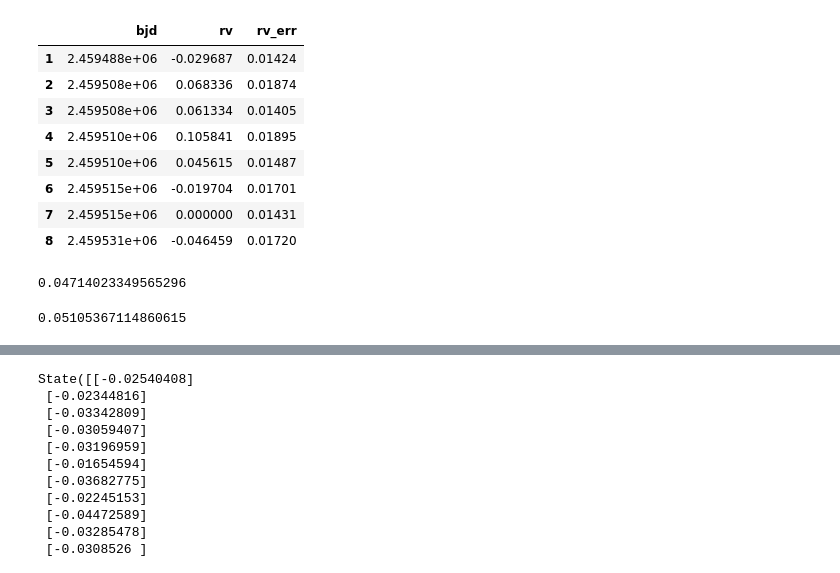
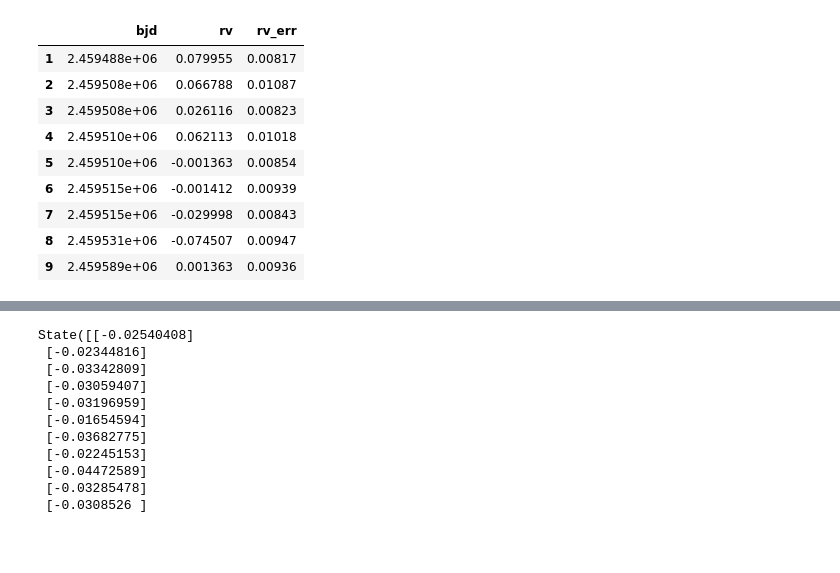
Before and after one commit to jpdeleon/toi1696, a Jupyter notebook: notebooks/RV analysis-2-simple.ipynb, the cells around one changed output, grey strips where cells are left out. Drawn from its saved outputs; the diff is of its cells as text; code cells hidden in the pictures; blank space fills up the shorter version.

```diff
--- a/notebooks/RV analysis-2-simple.ipynb
+++ b/notebooks/RV analysis-2-simple.ipynb
@@ -11,23 +11,16 @@ from tqdm import tqdm
 # %%
 df_h=pd.read_csv('../data/rv/TOI1696_rv_h_new.dat', sep=',')[1:]
 df_yj=pd.read_csv('../data/rv/TOI1696_rv_yj_new.dat', sep=',')[1:]
-df_yj
+df_h
 # %% [output]
 |  | bjd | rv | rv_err |
-| 1 | 2.459488e+06 | -0.029687 | 0.01424 |
-| 2 | 2.459508e+06 | 0.068336 | 0.01874 |
-| 3 | 2.459508e+06 | 0.061334 | 0.01405 |
-| 4 | 2.459510e+06 | 0.105841 | 0.01895 |
-| 5 | 2.459510e+06 | 0.045615 | 0.01487 |
-| 6 | 2.459515e+06 | -0.019704 | 0.01701 |
-| 7 | 2.459515e+06 | 0.000000 | 0.01431 |
-| 8 | 2.459531e+06 | -0.046459 | 0.01720 |
+| 1 | 2.459488e+06 | 0.079955 | 0.00817 |
+| 2 | 2.459508e+06 | 0.066788 | 0.01087 |
+| 3 | 2.459508e+06 | 0.026116 | 0.00823 |
+| 4 | 2.459510e+06 | 0.062113 | 0.01018 |
+| 5 | 2.459510e+06 | -0.001363 | 0.00854 |
+| 6 | 2.459515e+06 | -0.001412 | 0.00939 |
+| 7 | 2.459515e+06 | -0.029998 | 0.00843 |
+| 8 | 2.459531e+06 | -0.074507 | 0.00947 |
+| 9 | 2.459589e+06 | 0.001363 | 0.00936 |
-# %%
-np.std(df_h['rv'])*
-# %% [output]
-0.04714023349565296
-# %%
-np.std(df_yj['rv'])
-# %% [output]
-0.05105367114860615
 # %%
```
Also changed, not shown: parts of 20 cells of this notebook, 7 other files.
